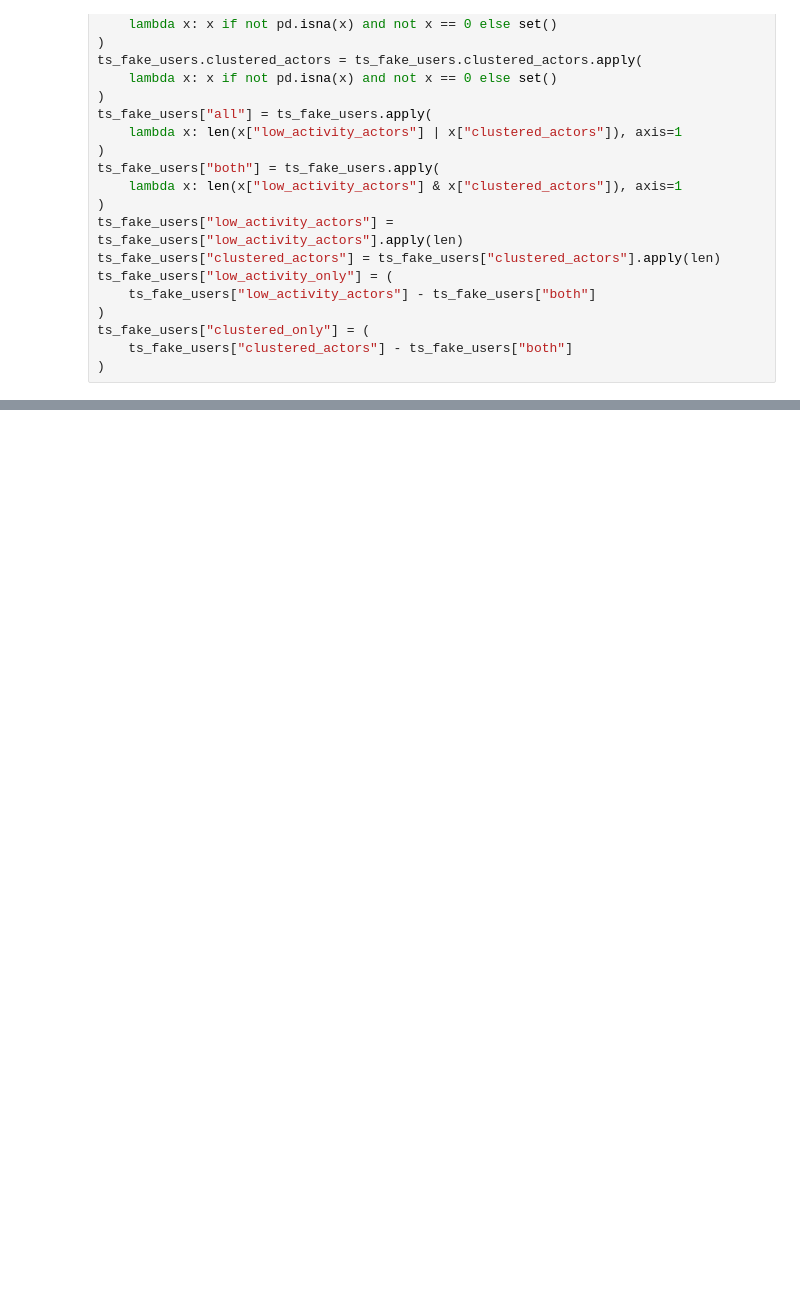
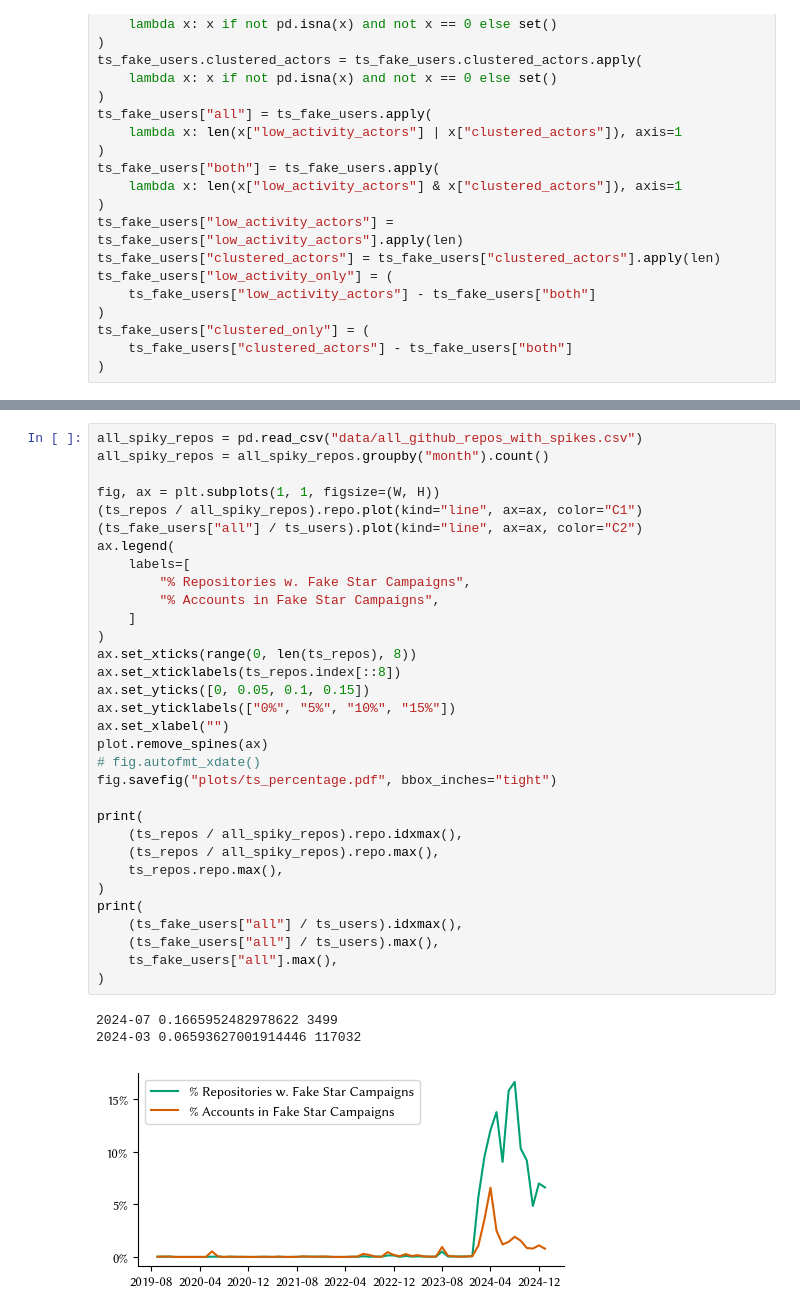
Before and after one commit to hehao98/StarScout, a Jupyter notebook: rq1-prevalence.ipynb, the cells around one changed output, grey strips where cells are left out. Drawn from its saved outputs; the diff is of its cells as text; blank space fills up the shorter version.

```diff
--- a/rq1-prevalence.ipynb
+++ b/rq1-prevalence.ipynb
@@ -125,0 +127,36 @@ dtype: float64
+# %%
+all_spiky_repos = pd.read_csv("data/all_github_repos_with_spikes.csv")
+all_spiky_repos = all_spiky_repos.groupby("month").count()
+
+fig, ax = plt.subplots(1, 1, figsize=(W, H))
+(ts_repos / all_spiky_repos).repo.plot(kind="line", ax=ax, color="C1")
+(ts_fake_users["all"] / ts_users).plot(kind="line", ax=ax, color="C2")
+ax.legend(
+    labels=[
+        "% Repositories w. Fake Star Campaigns",
+        "% Accounts in Fake Star Campaigns",
+    ]
+)
+ax.set_xticks(range(0, len(ts_repos), 8))
+ax.set_xticklabels(ts_repos.index[::8])
+ax.set_yticks([0, 0.05, 0.1, 0.15])
+ax.set_yticklabels(["0%", "5%", "10%", "15%"])
+ax.set_xlabel("")
+plot.remove_spines(ax)
+# fig.autofmt_xdate()
+fig.savefig("plots/ts_percentage.pdf", bbox_inches="tight")
+
+print(
+    (ts_repos / all_spiky_repos).repo.idxmax(),
+    (ts_repos / all_spiky_repos).repo.max(),
+    ts_repos.repo.max(),
+)
+print(
+    (ts_fake_users["all"] / ts_users).idxmax(),
+    (ts_fake_users["all"] / ts_users).max(),
+    ts_fake_users["all"].max(),
+)
+# %% [output]
+2024-07 0.1665952482978622 3499
+2024-03 0.06593627001914446 117032
+[figure, added]
```
Also changed, not shown: parts of 8 cells of this notebook, 17 other files.
